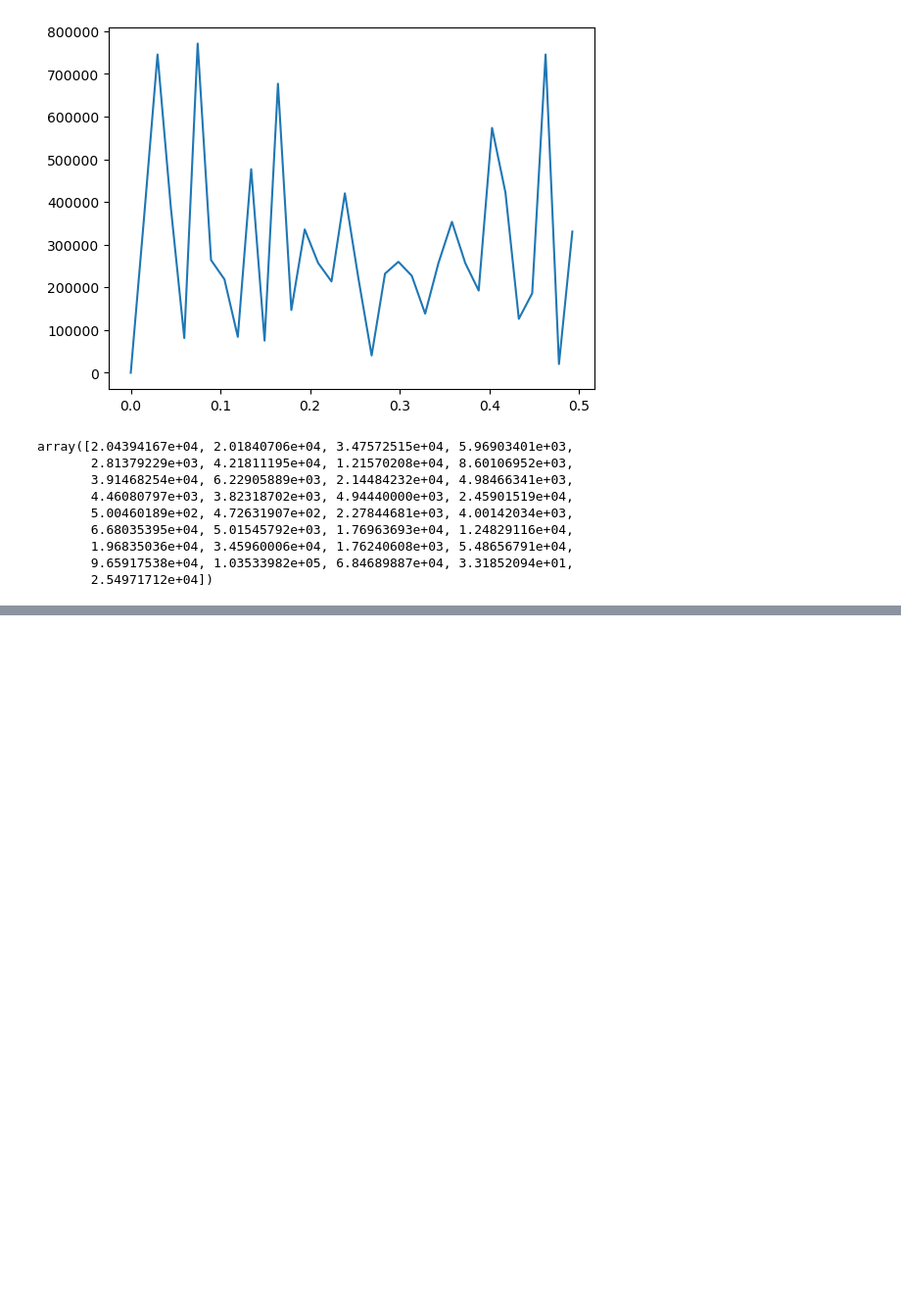
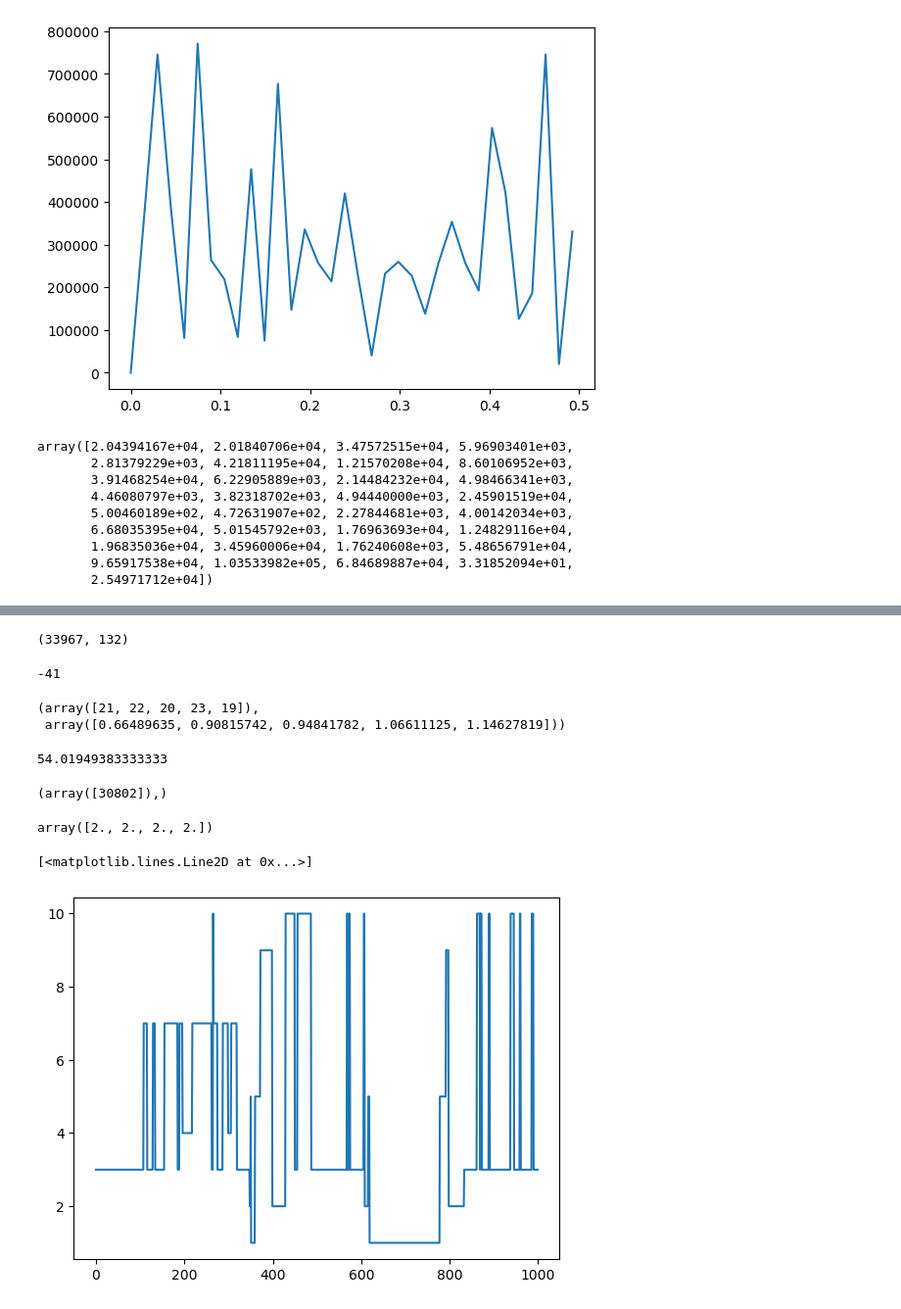
Before and after one commit to VeryLittleAnna/SoftSensors, a Jupyter notebook: soft sensors_prepare.ipynb, the cells around one changed output, grey strips where cells are left out. Shown at 98% size. Saved outputs shown, nothing was run; the diff lists cells and outputs as text; code cells hidden in the pictures; blank space fills up the shorter version.

```diff
--- a/soft sensors_prepare.ipynb
+++ b/soft sensors_prepare.ipynb
@@ -211,0 +254,2 @@ array([2.04394167e+04, 2.01840706e+04, 3.47572515e+04, 5.96903401e+03,
+# %%
+table = pd.read_csv("../time_series/results/W20_group60/14_Agglomer_N11_w5.csv")
@@ -211,0 +304,19 @@ array([2.04394167e+04, 2.01840706e+04, 3.47572515e+04, 5.96903401e+03,
+# %%
+table.shape
+# %% [output]
+(33967, 132)
+# %%
+table.shape[0] - data2.shape[0]
+# %% [output]
+-41
+# %%
+mae = []
+for sh in range(data2.shape[0] - table.shape[0] + 1):
+    fin = sh + table.shape[0]
+    mae.append(np.mean(np.abs(data2.iloc[sh:fin, 6] - table['real 10'].values)))
+mae = np.array(mae)
+tmp = np.argsort(mae)[:5]
+tmp, mae[tmp]
+# %% [output]
+(array([21, 22, 20, 23, 19]),
+ array([0.66489635, 0.90815742, 0.94841782, 1.06611125, 1.14627819]))
@@ -211,0 +329,17 @@ array([2.04394167e+04, 2.01840706e+04, 3.47572515e+04, 5.96903401e+03,
+# %%
+(dif).max()
+# %% [output]
+54.01949383333333
+# %%
+np.where(dif > 54)
+# %% [output]
+(array([30802]),)
+# %%
+table['cluster_num'].values[30800:30804]
+# %% [output]
+array([2., 2., 2., 2.])
+# %%
+plt.plot(table['cluster_num'].values[30000:31000])
+# %% [output]
+[<matplotlib.lines.Line2D at 0x...>]
+[figure, added]
```
Also changed, not shown: parts of 35 cells of this notebook.
